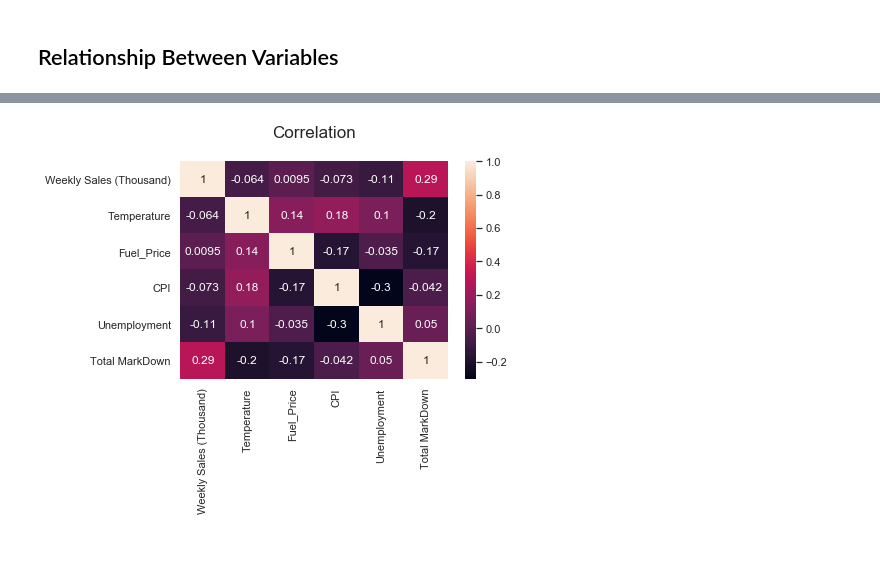
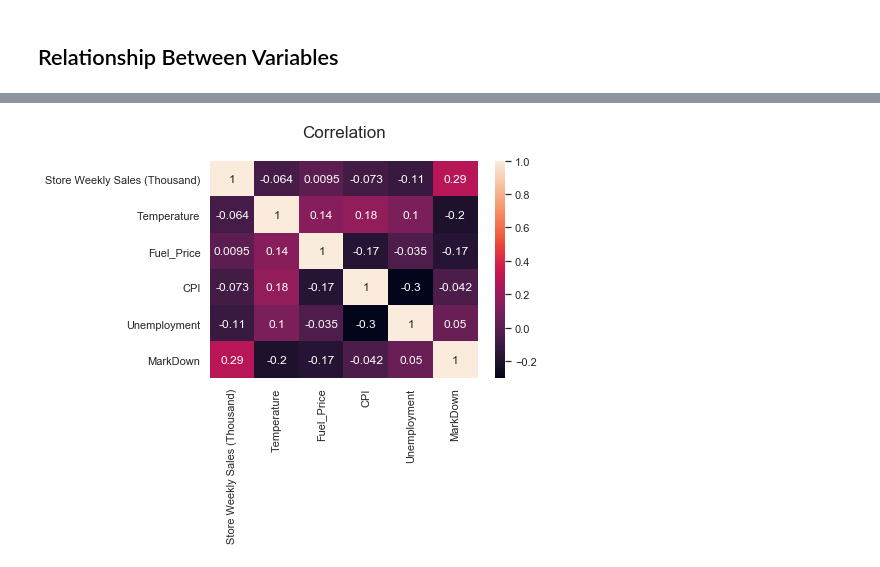
Before and after one commit to Raviknight/walmart_sales, a Jupyter notebook: 01_walmart_eda.ipynb, the cells around one changed output, grey strips where cells are left out. Drawn from its saved outputs; the diff is of its cells as text; code cells hidden in the pictures.

```diff
--- a/01_walmart_eda.ipynb
+++ b/01_walmart_eda.ipynb
@@ -272,9 +312,8 @@ scatterplot(stores[['Total MarkDown (Thousand)', 'Total Sales (Million)', 'Type'
 # %%
 # create a heat map of correlation
-_ = sns.heatmap(store_sales[['Weekly Sales (Thousand)', 'Temperature', 'Fuel_Price', 'CPI', \
-                             'Unemployment', 'Total MarkDown']].corr(), annot=True)
-
+_ = sns.heatmap(store_sales[['Store Weekly Sales (Thousand)', 'Temperature', 'Fuel_Price', 'CPI', \
+                             'Unemployment', 'MarkDown']].corr(), annot=True)
 plt.title('Correlation\n')
 plt.show()
 # %% [output]
-[figure, old version]
+[figure, new version]
```
Also changed, not shown: parts of 20 cells of this notebook, 4 other files.
